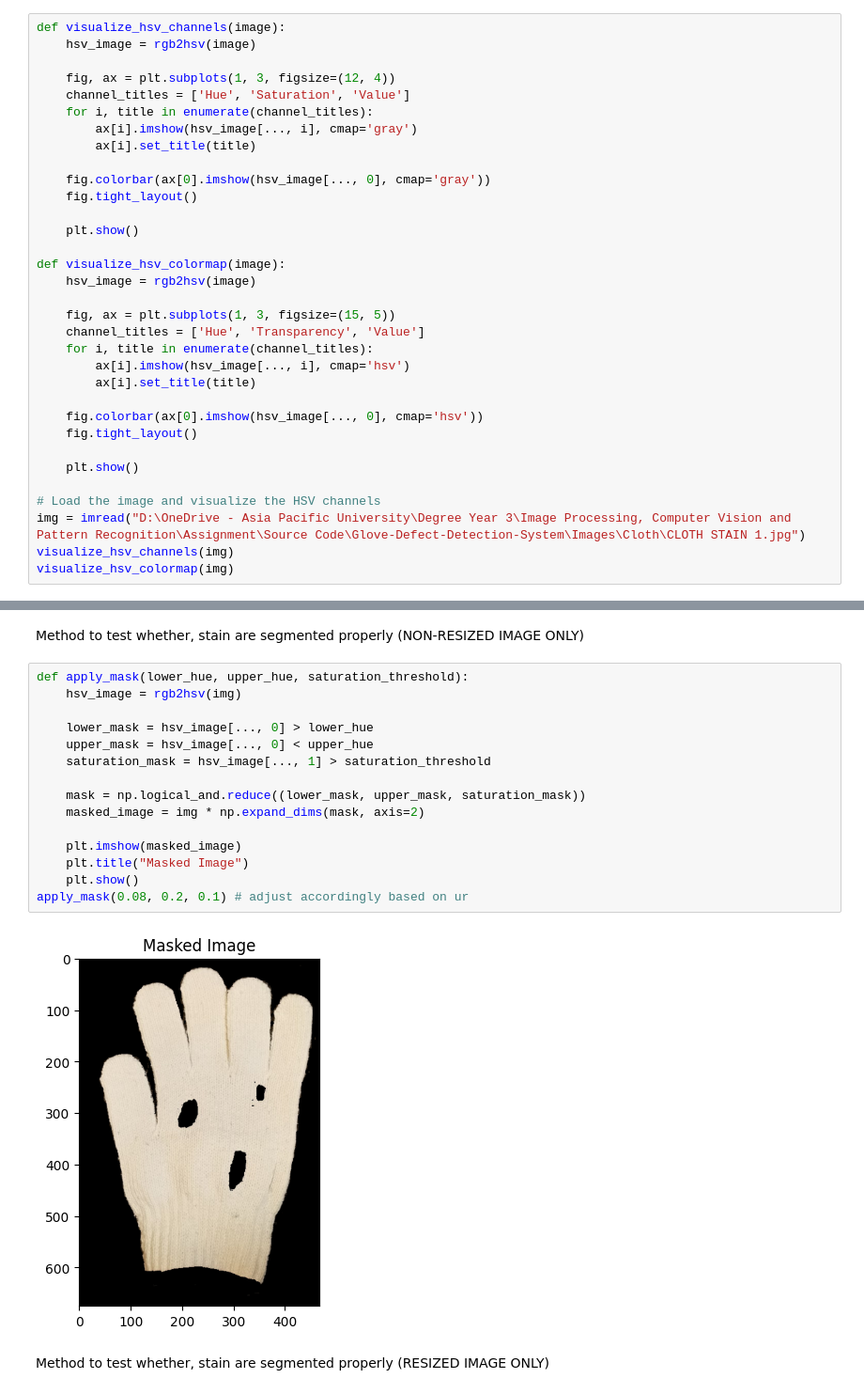
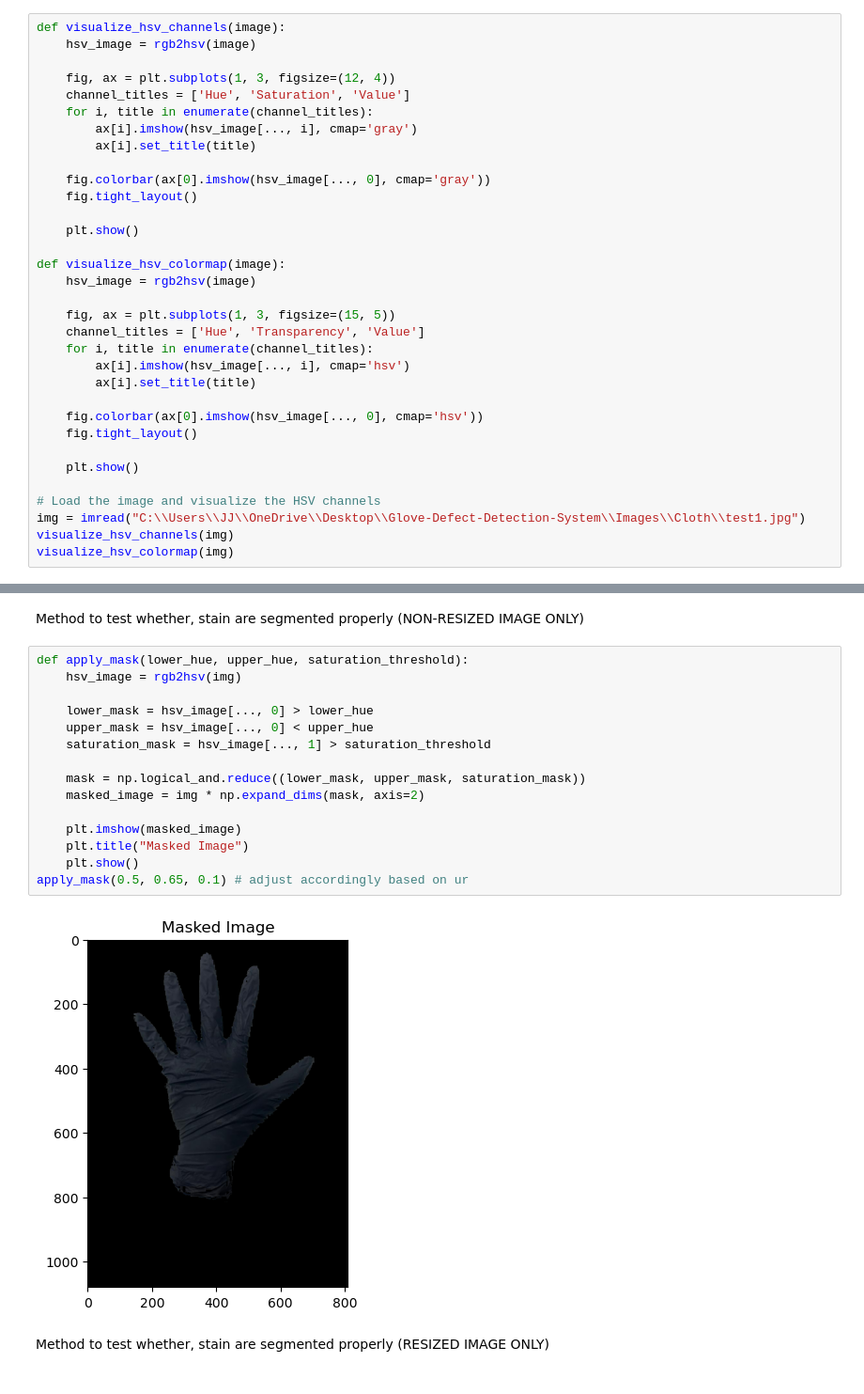
Before and after one commit to JJLee2910/Glove-Defect-Detection-System, a Jupyter notebook: tools/color_range_detector.ipynb, the cells around one changed output, grey strips where cells are left out. Shown at 94% size. Cells and saved outputs as stored; diff of their text form.

```diff
--- a/tools/color_range_detector.ipynb
+++ b/tools/color_range_detector.ipynb
@@ -39,7 +39,7 @@ def visualize_hsv_colormap(image):
     plt.show()
 
 # Load the image and visualize the HSV channels
-img = imread("D:\OneDrive - Asia Pacific University\Degree Year 3\Image Processing, Computer Vision and Pattern Recognition\Assignment\Source Code\Glove-Defect-Detection-System\Images\Cloth\CLOTH STAIN 1.jpg")
+img = imread("C:\\Users\\JJ\\OneDrive\\Desktop\\Glove-Defect-Detection-System\\Images\\Cloth\\test1.jpg")
 visualize_hsv_channels(img)
 visualize_hsv_colormap(img)
 # %% [output]
@@ -89,20 +92,20 @@ Method to test whether, stain are segmented properly (NON-RESIZED IMAGE ONLY)
 # %%
 def apply_mask(lower_hue, upper_hue, saturation_threshold):
     hsv_image = rgb2hsv(img)
 
     lower_mask = hsv_image[..., 0] > lower_hue
     upper_mask = hsv_image[..., 0] < upper_hue
     saturation_mask = hsv_image[..., 1] > saturation_threshold
 
     mask = np.logical_and.reduce((lower_mask, upper_mask, saturation_mask))
     masked_image = img * np.expand_dims(mask, axis=2)
 
     plt.imshow(masked_image)
     plt.title("Masked Image")
     plt.show()
-apply_mask(0.08, 0.2, 0.1) # adjust accordingly based on ur
+apply_mask(0.5, 0.65, 0.1) # adjust accordingly based on ur
 # %% [output]
-[figure, old version]
+[figure, new version]
 # %% [markdown]
 Method to test whether, stain are segmented properly (RESIZED IMAGE ONLY)
 # %%
```
Also changed, not shown: parts of 3 cells of this notebook, 1 other file.
